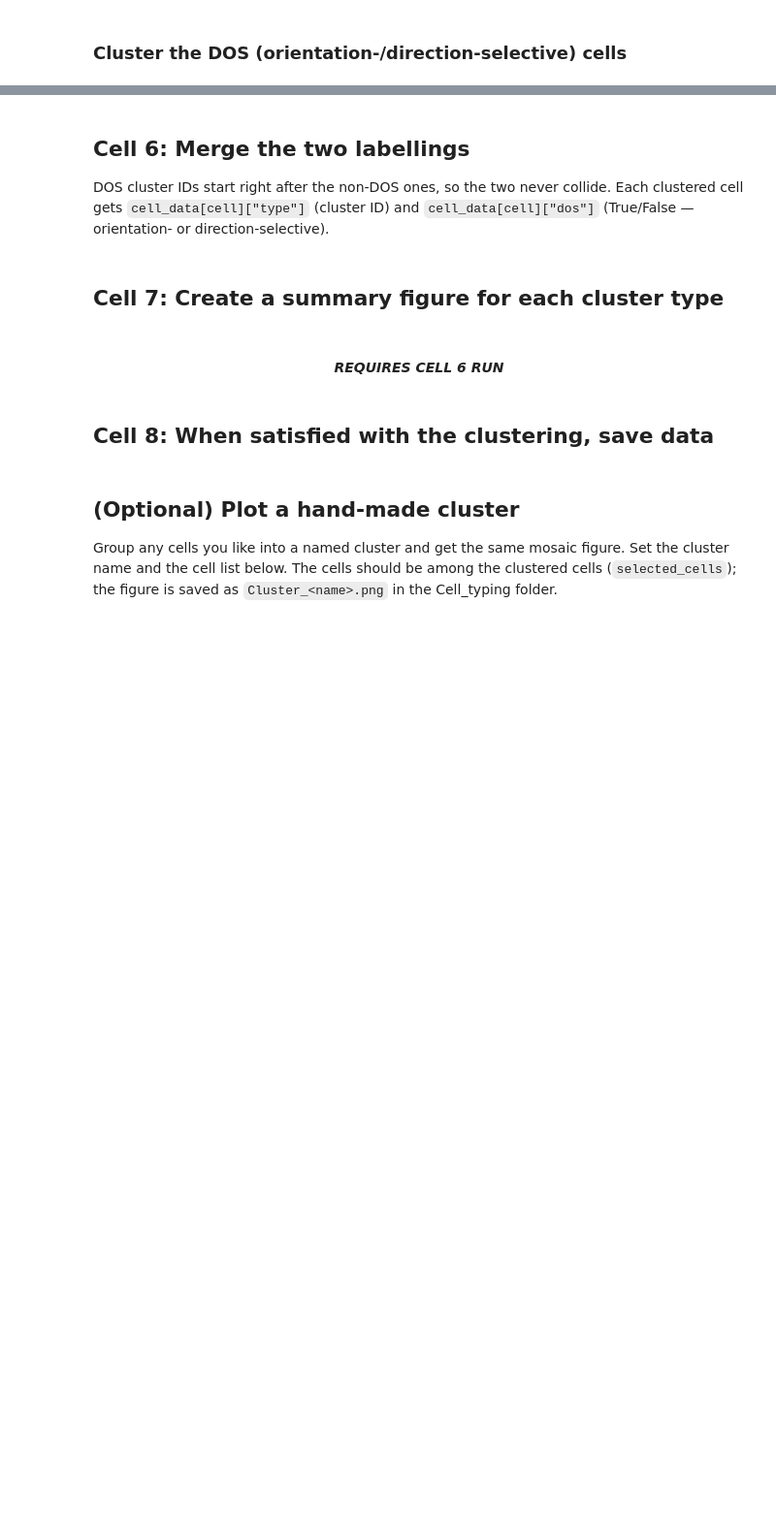
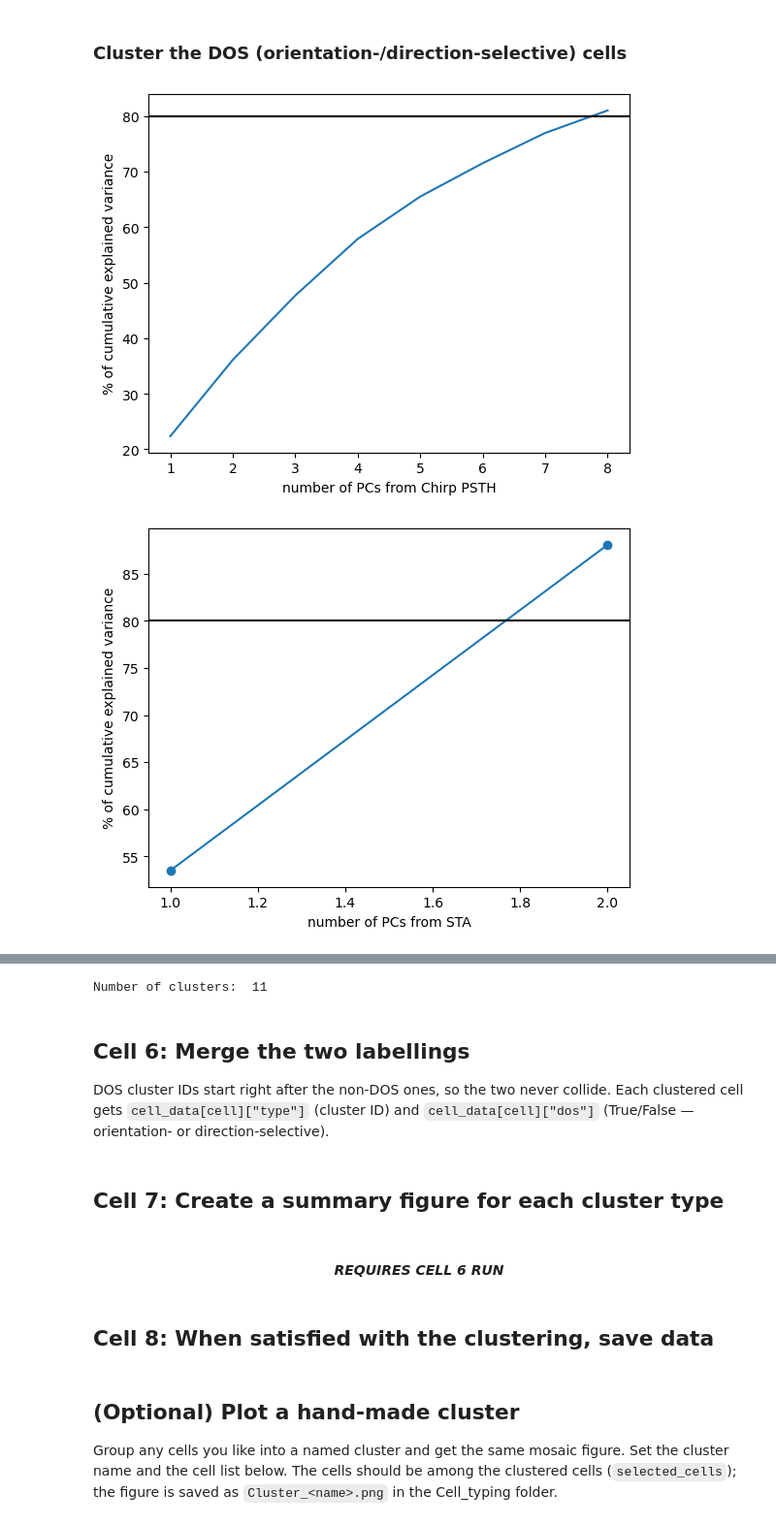
Before and after one commit to retinal-information-processing-lab/Standard_analysis_pipeline, a Jupyter notebook: 4-CellQualityCheck+Chirp+Typing.ipynb, the cells around one changed output, grey strips where cells are left out. Shown at 97% size. Saved outputs shown, nothing was run; the diff lists cells and outputs as text; code cells hidden in the pictures; blank space fills up the shorter version.

```diff
--- a/4-CellQualityCheck+Chirp+Typing.ipynb
+++ b/4-CellQualityCheck+Chirp+Typing.ipynb
@@ -215,17 +236,20 @@ psth_z_non_dos, sta_results, model_non_dos, non_dos_cells = utils.run_cell_typin
 ### Cluster the DOS (orientation-/direction-selective) cells
 # %%
 # --- Cluster the DOS cells (their own parameters) ---
-dist_thres_dos = 25
-n_components_psth_dos = 4
+dist_thres_dos = 25  # Aim for ~10 types (less if you have few DOS cells \)
+n_components_psth_dos = 8
 n_components_sta_tc_dos = 2
 
 # dos_cells is likewise updated to the cells actually clustered (flat/NaN ones dropped).
 psth_z_dos, _, model_dos, dos_cells = utils.run_cell_typing_AC(
     dist_thres_dos,
     n_components_psth_dos,
     n_components_sta_tc_dos,
     cell_data,
     dos_cells,
     check_directory,
     sparse,
 )
+# %% [output]
+[figure, added]
+[figure, added]
@@ -232,3 +258,4 @@ psth_z_dos, _, model_dos, dos_cells = utils.run_cell_typing_AC(
+Number of clusters:  11
 # %% [markdown]
 ## Cell 6: Merge the two labellings
 
```
Also changed, not shown: parts of 15 cells of this notebook, 1 other file.
